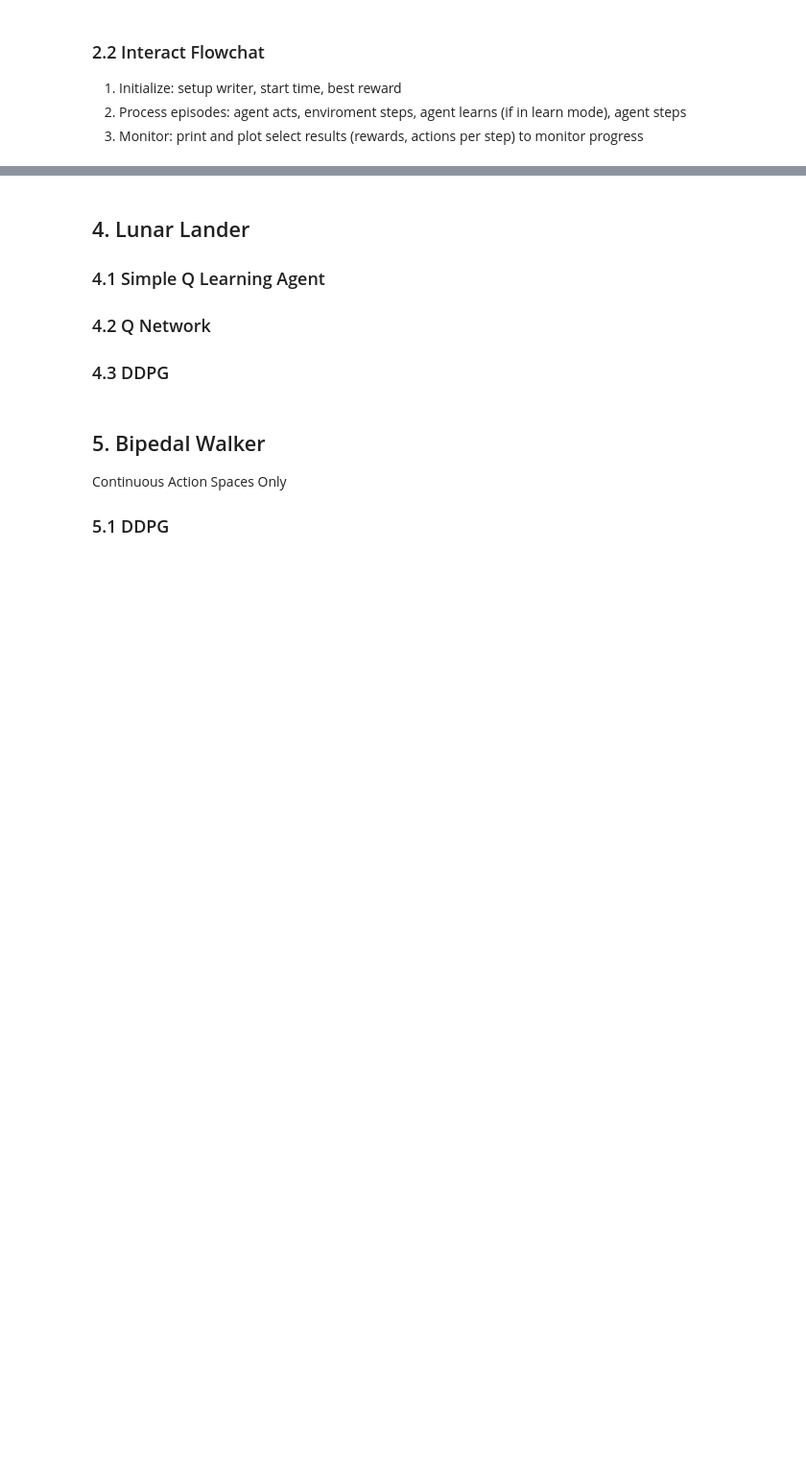
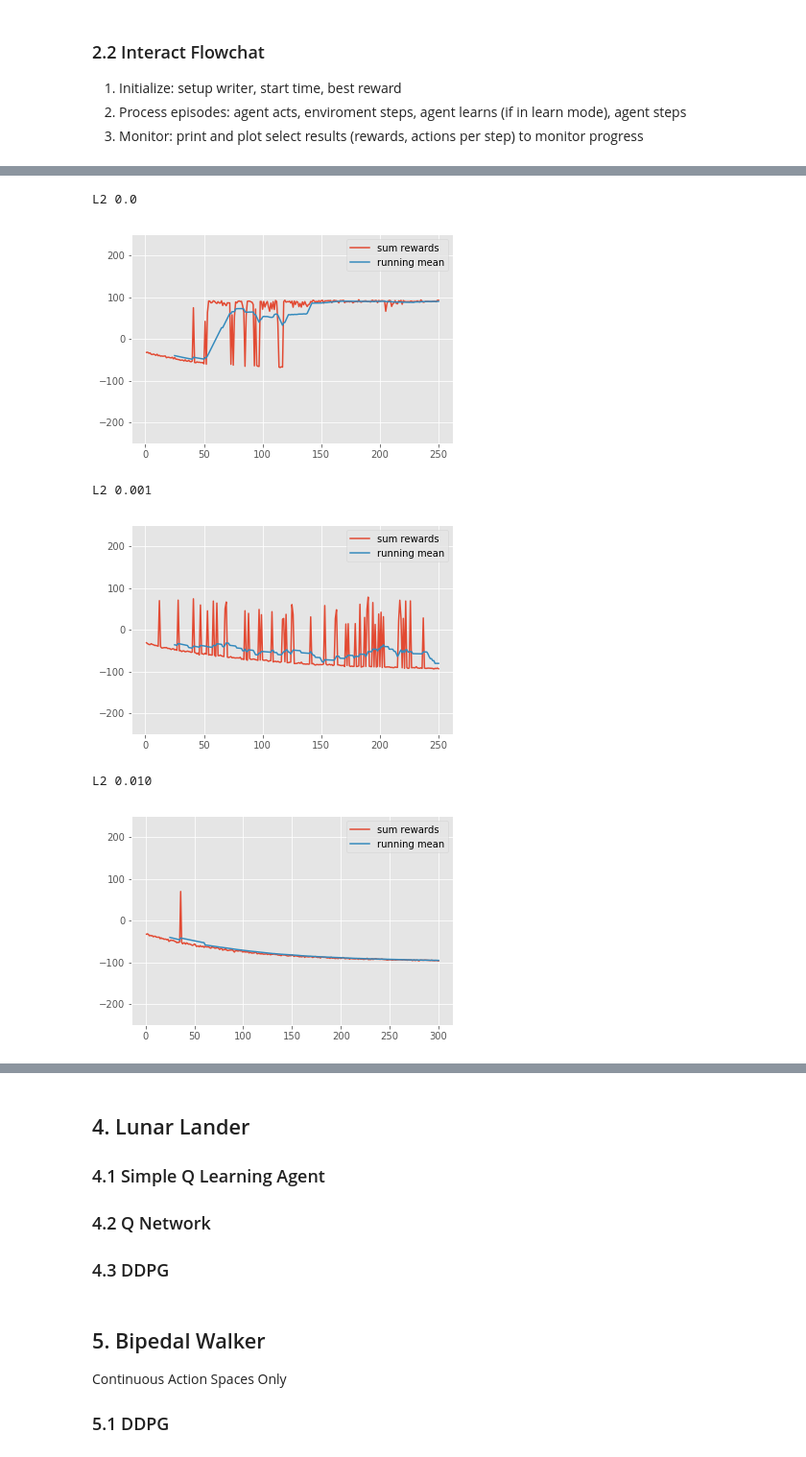
Before and after one commit to smmuzza/CapstoneProjectMLNanoDegree, a Jupyter notebook: CapstoneProjectReport.ipynb, the cells around one changed output, grey strips where cells are left out. Shown: that part at 96% size. Saved outputs shown, nothing was run; the diff lists cells and outputs as text; code cells hidden in the pictures; blank space fills up the shorter version.

```diff
--- a/CapstoneProjectReport.ipynb
+++ b/CapstoneProjectReport.ipynb
@@ -893,0 +884,21 @@ What was learned about architecture and parameters based on these experiments?
+# %%
+from visuals import plot_score_from_file
+
+print("L2 0.0")
+dir = "results/MtClimberContinuous/l2norm/0.000/"
+plot_score_from_file(dir + "20190623105751MountainCarContinuous-v0_train.txt")
+
+print("L2 0.001")
+dir = "results/MtClimberContinuous/l2norm/0.001/"
+plot_score_from_file(dir + "20190623074245MountainCarContinuous-v0_train.txt")
+
+print("L2 0.010")
+dir = "results/MtClimberContinuous/l2norm/0.010/"
+plot_score_from_file(dir + "20190623113955MountainCarContinuous-v0_train.txt")
+# %% [output]
+L2 0.0
+[figure, added]
+L2 0.001
+[figure, added]
+L2 0.010
+[figure, added]
```
Also changed, not shown: parts of 39 cells of this notebook, 4 other files.
